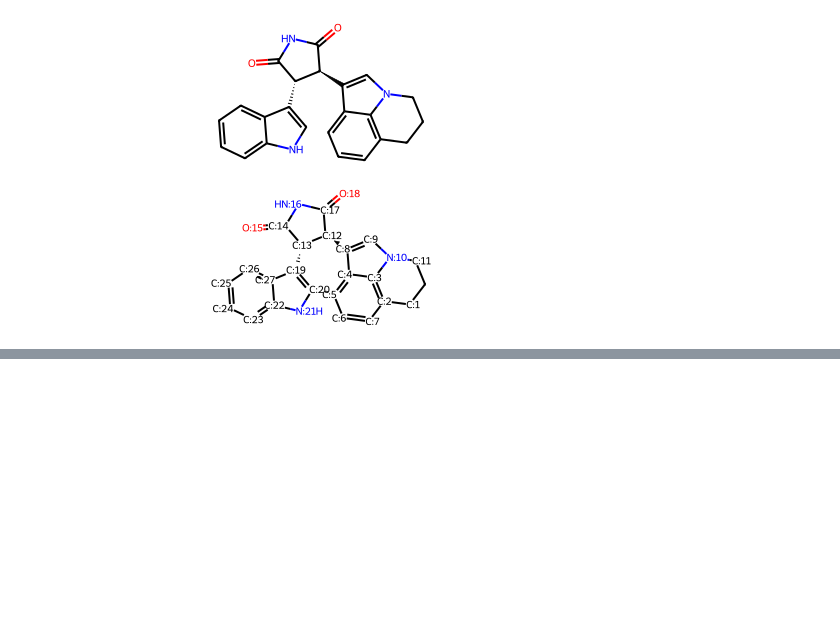
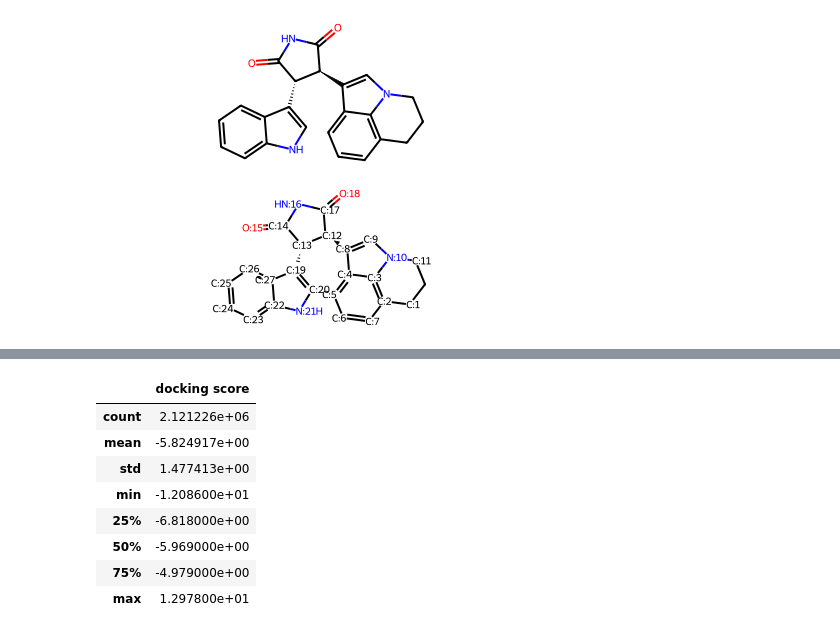
Before and after one commit to tslever/Bayesian_Docking-Score_Predictor, a Jupyter notebook: project_EDA.ipynb, the cells around one changed output, grey strips where cells are left out. Drawn from its saved outputs; the diff is of its cells as text; code cells hidden in the pictures; blank space fills up the shorter version.

```diff
--- a/project_EDA.ipynb
+++ b/project_EDA.ipynb
@@ -269,0 +175,12 @@ KeyError: 449634
+# %%
+dock_score.describe()
+# %% [output]
+|  | docking score |
+| count | 2.121226e+06 |
+| mean | -5.824917e+00 |
+| std | 1.477413e+00 |
+| min | -1.208600e+01 |
+| 25% | -6.818000e+00 |
+| 50% | -5.969000e+00 |
+| 75% | -4.979000e+00 |
+| max | 1.297800e+01 |
```
Also changed, not shown: parts of 34 cells of this notebook.
